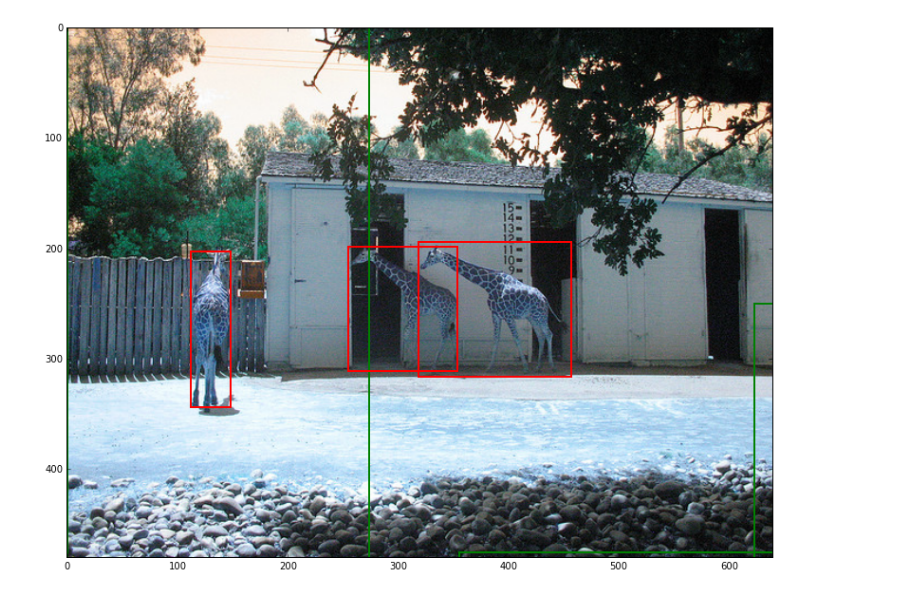
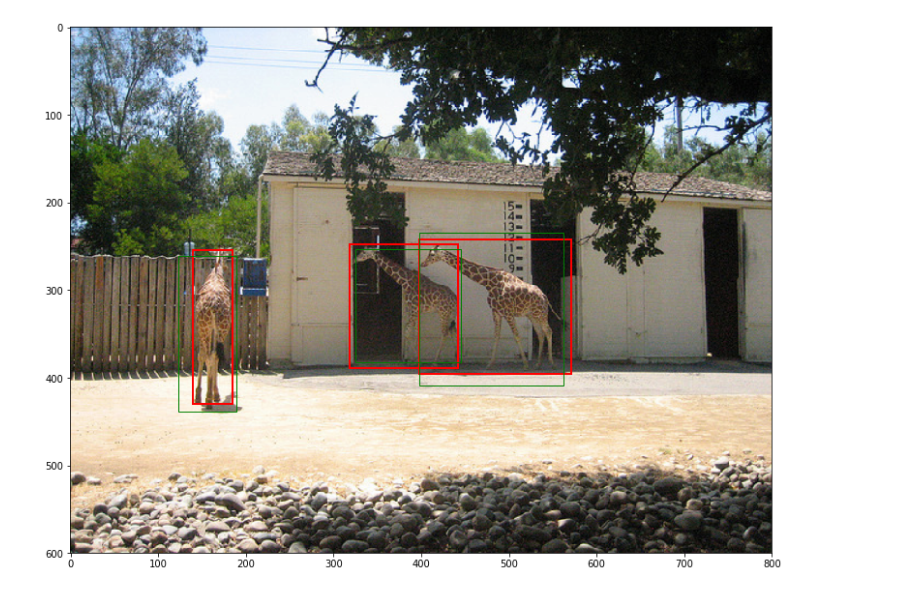
Before and after one commit to anhlt/faster_rcnn, a Jupyter notebook: RPN Module.ipynb, the cells around one changed output. Saved outputs shown, nothing was run; the diff lists cells and outputs as text; code cells hidden in the pictures.

```diff
--- a/RPN Module.ipynb
+++ b/RPN Module.ipynb
@@ -192,6 +212,8 @@ print box_data.shape
+# %%
+box_data = net.predict(im_data, im_info)
 # %%
 _allowed_border = 0
-all_anchors = box_data[:,1:]
+all_anchors = box_data
 inds_inside = np.where(
     (all_anchors[:, 0] >= -_allowed_border) &
     (all_anchors[:, 1] >= -_allowed_border) &
@@ -207,6 +229,12 @@ box_data = box_data[inds_inside]
 # %%
 from faster_rcnn.utils.cython_bbox import bbox_overlaps
 
+print origin_gt_box[:3].shape
+
 overlaps = bbox_overlaps(
-    np.ascontiguousarray(box_data[:,1:], dtype=np.float),
+    np.ascontiguousarray(box_data, dtype=np.float),
     np.ascontiguousarray(origin_gt_box, dtype=np.float))
+
+argmax_overlaps = overlaps.argmax(axis=0)  # (A)
+print overlaps.max(axis=0)
+print argmax_overlaps
@@ -235,11 +245,10 @@ print max_overlaps
 # %%
+sorted_overlap = np.argsort(overlaps, axis=1)
+print sorted_overlap.shape
+best_overlap_boxes =  sorted_overlap[-3:].flatten()
 gt_argmax_overlaps = overlaps.argmax(axis=0)  # G
-print gt_argmax_overlaps
-
 gt_max_overlaps = overlaps[gt_argmax_overlaps,
                            np.arange(overlaps.shape[1])]
-gt_argmax_overlaps = np.where(overlaps == gt_max_overlaps)[0]
-print overlaps.shape
 print gt_max_overlaps
 print gt_argmax_overlaps
 # %% [output]
@@ -340,25 +258,4 @@ print bbox_outside_weights
-# %%
-fig,ax = plt.subplots(1, figsize=(20, 10))
-base_path = './data/mscoco/images/train2014/'
-img_path = os.path.join(base_path, blobs['im_name'])
-# Display the image
-im_data = cv2.imread(img_path)
-
-ax.imshow(im_data)
-# Create a Rectangle patch
-for i, box in enumerate(box_data):
-    box = box[1:]
-    rect = patches.Rectangle((box[0], box[1]), box[2] - box[0], box[3] - box[1] ,linewidth=2,edgecolor='g',facecolor='none')
-    # Add the patch to the Axes
-    ax.add_patch(rect)
-
-for i, box in enumerate(origin_gt_box):
-    rect = patches.Rectangle((box[0], box[1]), box[2] - box[0], box[3] - box[1]  ,linewidth=2,edgecolor='r',facecolor='none')
-    # Add the patch to the Axes
-    ax.add_patch(rect)
-
-plt.show()
-
-# debug max overlap
-# %% [output]
-[figure, removed]
+# %%
+imshow(blobs['tensor'][0], gt_boxes, box_data[gt_argmax_overlaps])
+# %% [output]
+[figure, added]
```
Also changed, not shown: parts of 27 cells of this notebook, 36 other files.
